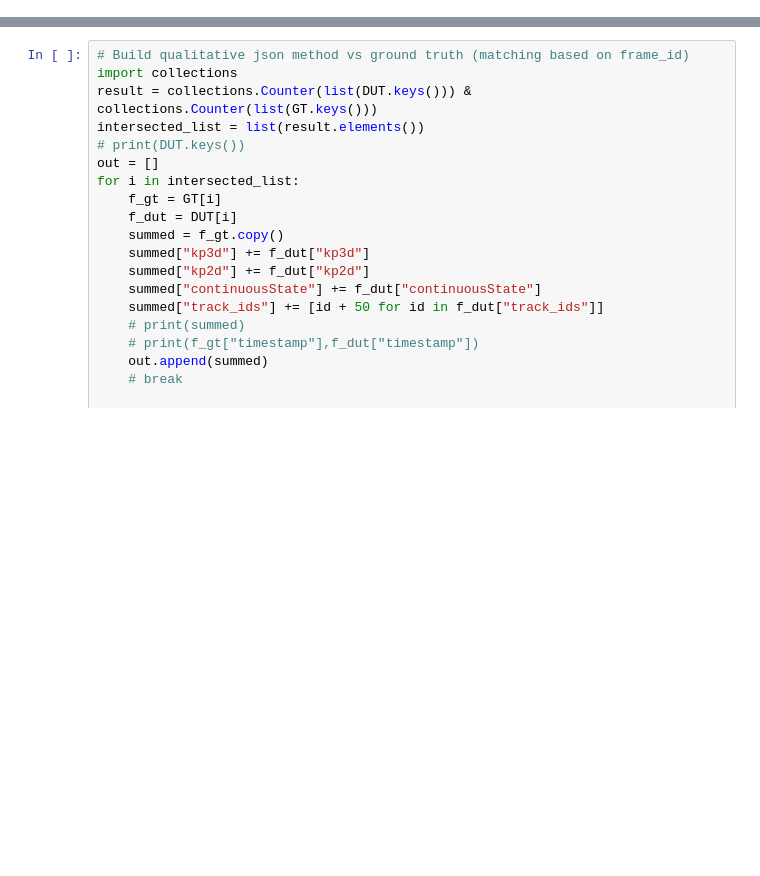
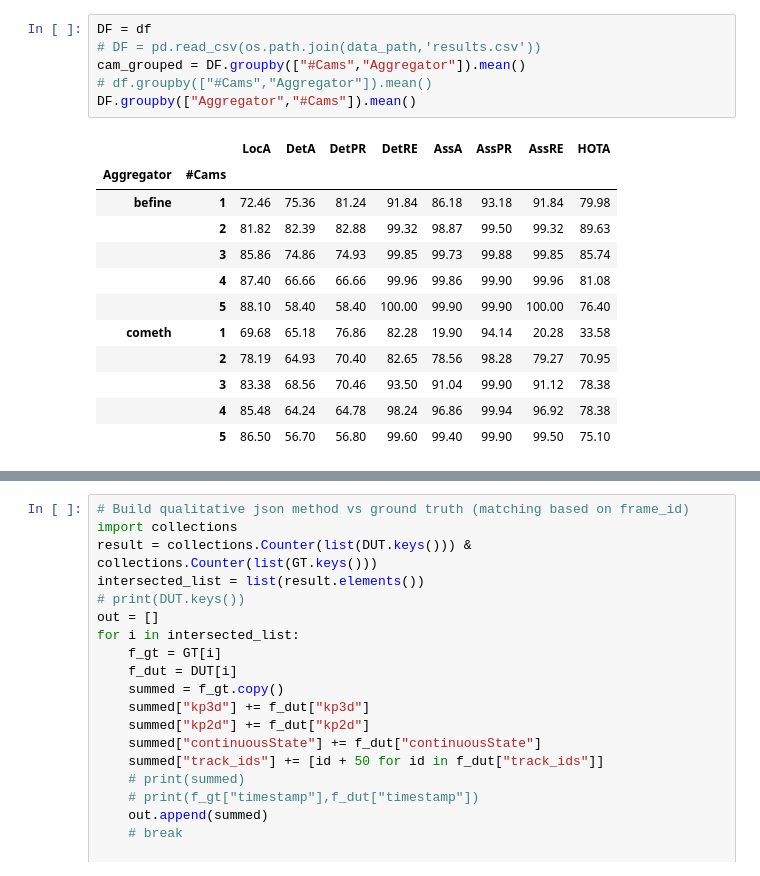
Before and after one commit to PARCO-LAB/COMETH, a Jupyter notebook: test_accuracy.ipynb, the cells around one changed output, grey strips where cells are left out. Saved outputs shown, nothing was run; the diff lists cells and outputs as text; blank space fills up the shorter version.

```diff
--- a/test_accuracy.ipynb
+++ b/test_accuracy.ipynb
@@ -115,0 +152,19 @@ pd.DataFrame(result,columns=header_stats)
+# %%
+DF = df
+# DF = pd.read_csv(os.path.join(data_path,'results.csv'))
+cam_grouped = DF.groupby(["#Cams","Aggregator"]).mean()
+# df.groupby(["#Cams","Aggregator"]).mean()
+DF.groupby(["Aggregator","#Cams"]).mean()
+# %% [output]
+|  |  | LocA | DetA | DetPR | DetRE | AssA | AssPR | AssRE | HOTA |
+| Aggregator | #Cams |  |  |  |  |  |  |  |  |
+| befine | 1 | 72.46 | 75.36 | 81.24 | 91.84 | 86.18 | 93.18 | 91.84 | 79.98 |
+|  | 2 | 81.82 | 82.39 | 82.88 | 99.32 | 98.87 | 99.50 | 99.32 | 89.63 |
+|  | 3 | 85.86 | 74.86 | 74.93 | 99.85 | 99.73 | 99.88 | 99.85 | 85.74 |
+|  | 4 | 87.40 | 66.66 | 66.66 | 99.96 | 99.86 | 99.90 | 99.96 | 81.08 |
+|  | 5 | 88.10 | 58.40 | 58.40 | 100.00 | 99.90 | 99.90 | 100.00 | 76.40 |
+| cometh | 1 | 69.68 | 65.18 | 76.86 | 82.28 | 19.90 | 94.14 | 20.28 | 33.58 |
+|  | 2 | 78.19 | 64.93 | 70.40 | 82.65 | 78.56 | 98.28 | 79.27 | 70.95 |
+|  | 3 | 83.38 | 68.56 | 70.46 | 93.50 | 91.04 | 99.90 | 91.12 | 78.38 |
+|  | 4 | 85.48 | 64.24 | 64.78 | 98.24 | 96.86 | 99.94 | 96.92 | 78.38 |
+|  | 5 | 86.50 | 56.70 | 56.80 | 99.60 | 99.40 | 99.90 | 99.50 | 75.10 |
```
Also changed, not shown: parts of 5 cells of this notebook, 2 other files.
